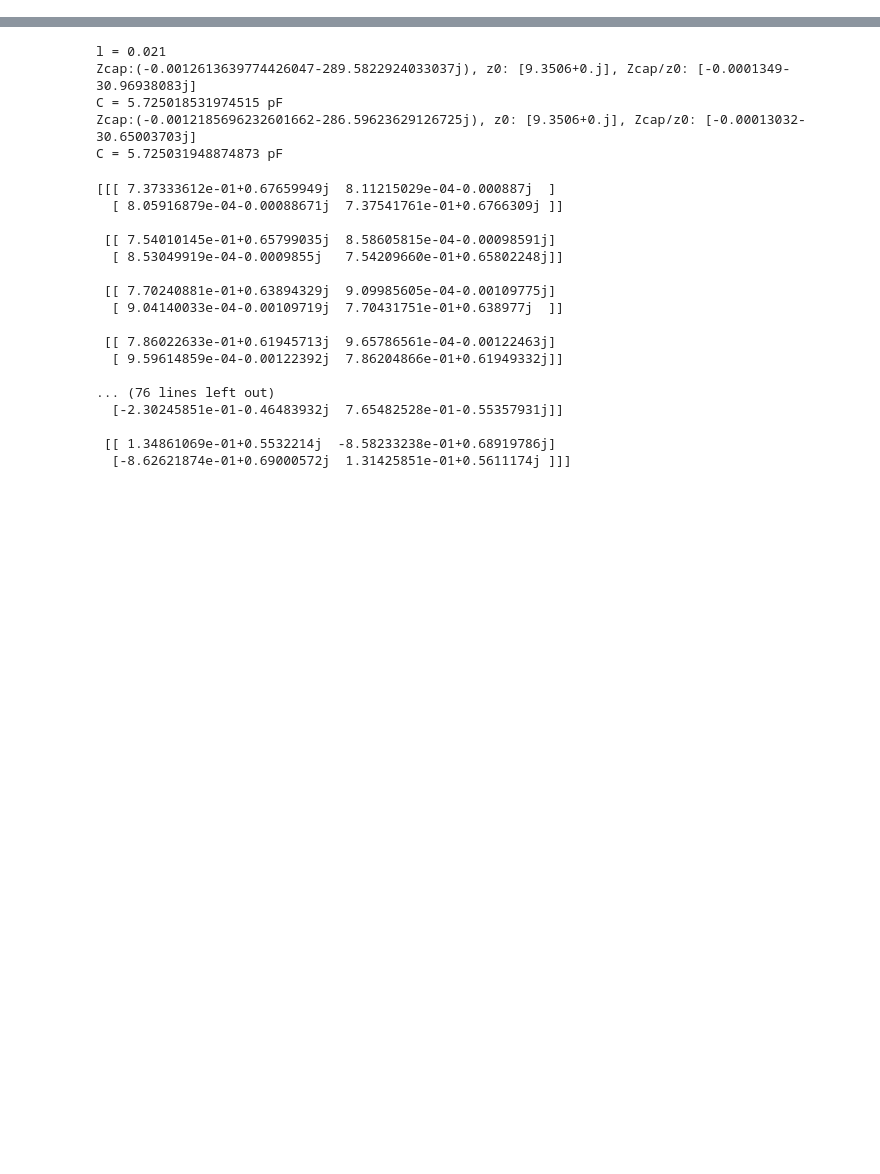
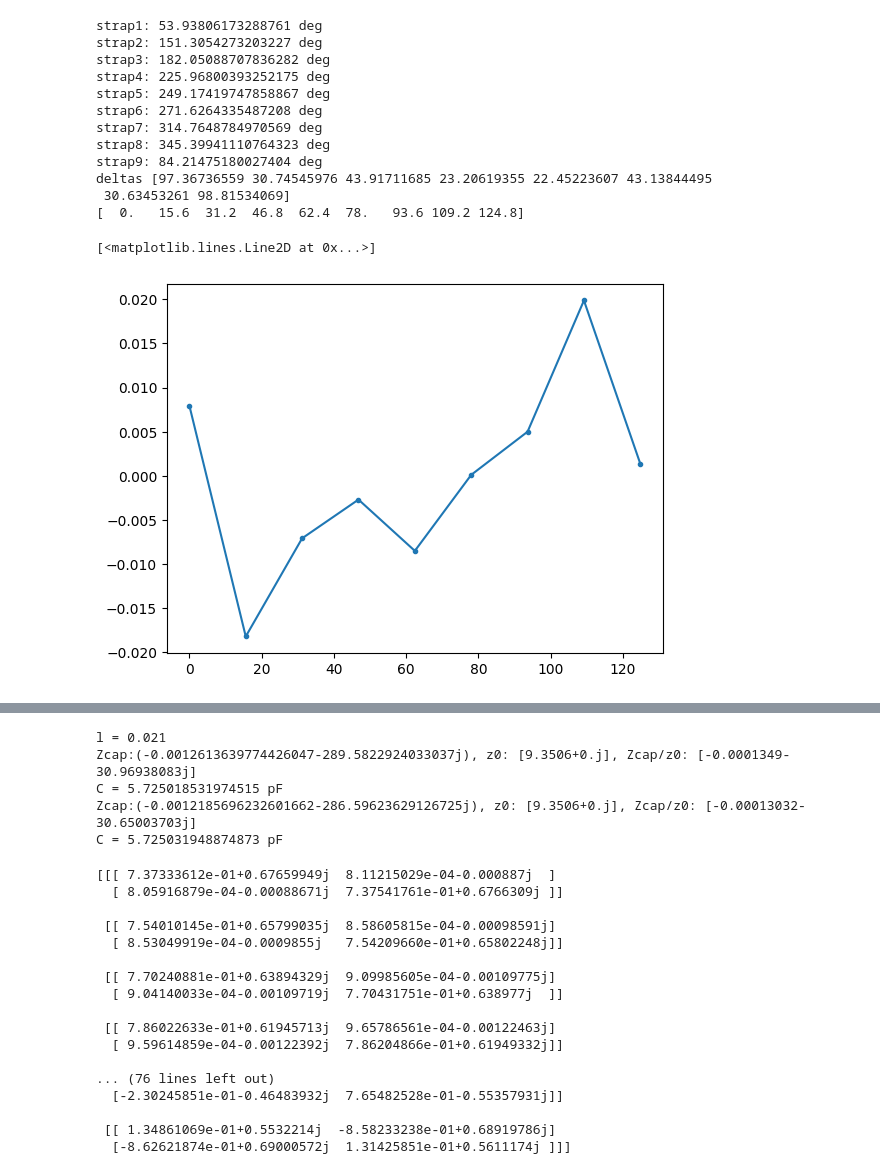
Before and after one commit to vandelij/TWA_circuit, a Jupyter notebook: testing_new_class.ipynb, the cells around one changed output, grey strips where cells are left out. Drawn from its saved outputs; the diff is of its cells as text; code cells hidden in the pictures; blank space fills up the shorter version.

```diff
--- a/testing_new_class.ipynb
+++ b/testing_new_class.ipynb
@@ -6,3 +6,58 @@ from TWA_Design_Tools import TWA_Design_Toolkit
 from TWA_skrf_Toolkit import TWA_skrf_Toolkit as rftoolkit
 import skrf as rf
 from scipy.optimize import minimize
+# %%
+import cmath
+import math
+
+def phasor_angle_deg(phasor):
+    """
+    Calculate the angle of a phasor in degrees.
+
+    Parameters:
+    - phasor: A complex number representing the phasor.
+
+    Returns:
+    - Angle of the phasor in degrees.
+    """
+    # Calculate the angle in radians
+    angle_rad = cmath.phase(phasor)
+
+    # Convert radians to degrees
+    angle_deg = math.degrees(angle_rad)
+
+    return angle_deg%360
+
+
+straps_optimized_Js = [0.0079417+0.010906j, -0.018188+0.0099554j, -0.0070726-2.5327E-4j,
+          -0.0026881-0.0027805j, -0.0084935-0.022329j,
+          1.1195E-4-0.0039427j, 0.0049993-0.0050405j,
+          0.019859-0.0051731j, 0.0013702+0.013524j]
+
+angles = []
+
+for i in range(len(straps_optimized_Js)):
+    angles.append(phasor_angle_deg(straps_optimized_Js[i]))
+    print(f'strap{i+1}: {angles[i]} deg')
+
+deltas_optimized_Js = np.array(angles[1:]) - np.array(angles[:-1])
+
+print('deltas', deltas_optimized_Js%360)
+distarray = np.linspace(0, 8*15.6, 9)
+print(distarray)
+plt.plot(distarray, straps_optimized_Js, marker='.')
+# %% [output]
+strap1: 53.93806173288761 deg
+strap2: 151.3054273203227 deg
+strap3: 182.05088707836282 deg
+strap4: 225.96800393252175 deg
+strap5: 249.17419747858867 deg
+strap6: 271.6264335487208 deg
+strap7: 314.7648784970569 deg
+strap8: 345.39941110764323 deg
+strap9: 84.21475180027404 deg
+deltas [97.36736559 30.74545976 43.91711685 23.20619355 22.45223607 43.13844495
+ 30.63453261 98.81534069]
+[  0.   15.6  31.2  46.8  62.4  78.   93.6 109.2 124.8]
+[<matplotlib.lines.Line2D at 0x...>]
+[figure, added]
```
Also changed, not shown: parts of 19 cells of this notebook, 13 other files.
